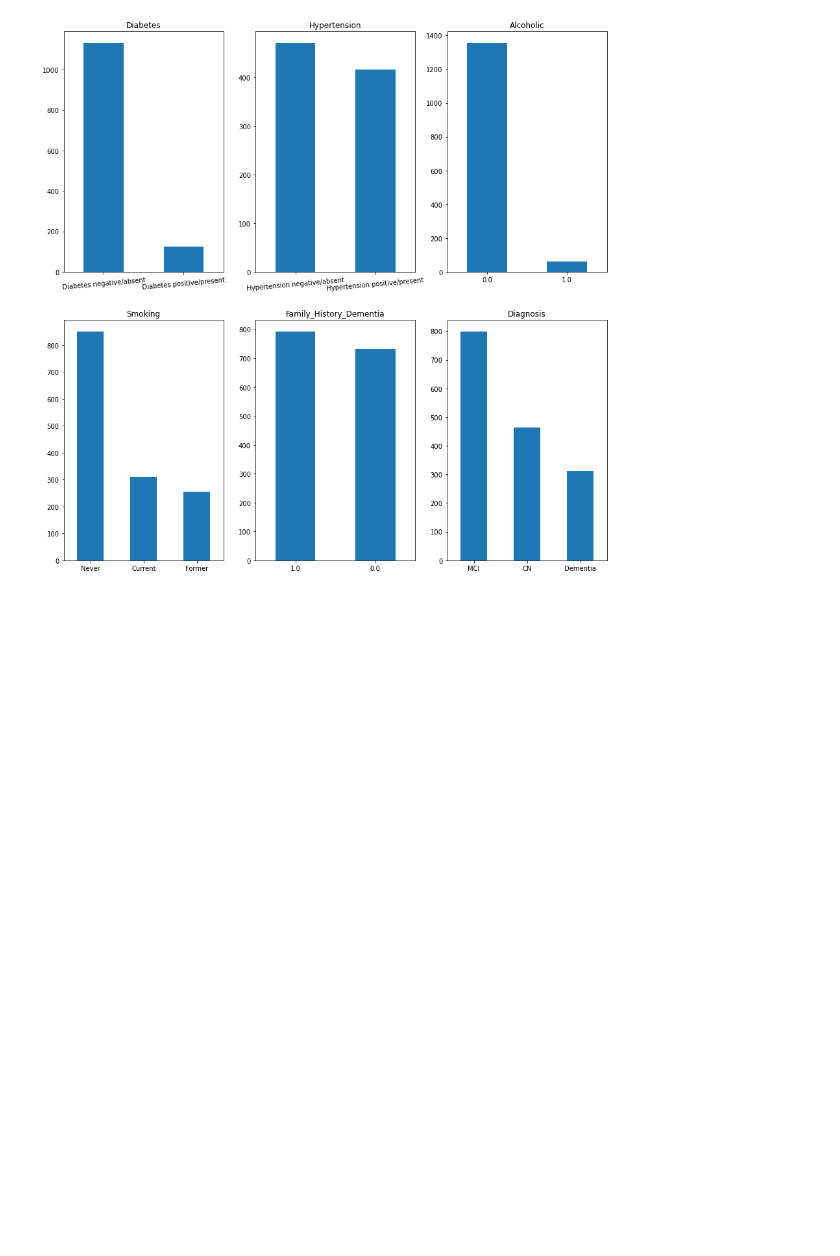
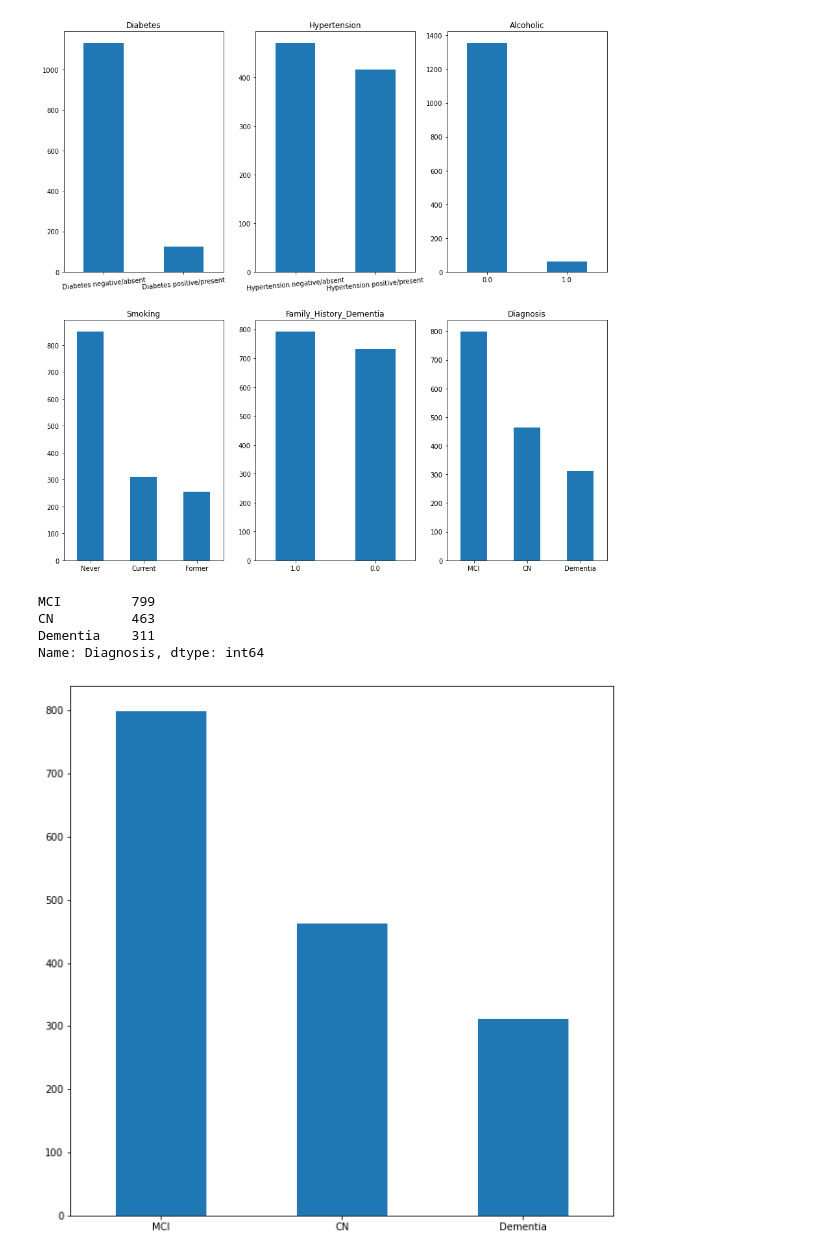
Before and after one commit to georgeaidinis/Dissertation, a Jupyter notebook: DeepCCA Model/ADNI_Dataset.ipynb, the cells around one changed output. Saved outputs shown, nothing was run; the diff lists cells and outputs as text; code cells hidden in the pictures; blank space fills up the shorter version.

```diff
--- a/DeepCCA Model/ADNI_Dataset.ipynb
+++ b/DeepCCA Model/ADNI_Dataset.ipynb
@@ -157,3 +157,12 @@ CN          463
 Dementia    311
 Name: Diagnosis, dtype: int64
 [figure]
+# %%
+print(unique['Diagnosis'].value_counts());
+unique.Diagnosis.value_counts().plot(kind='bar', rot=0, figsize = (10,10));
+# %% [output]
+MCI         799
+CN          463
+Dementia    311
+Name: Diagnosis, dtype: int64
+[figure, added]
```
